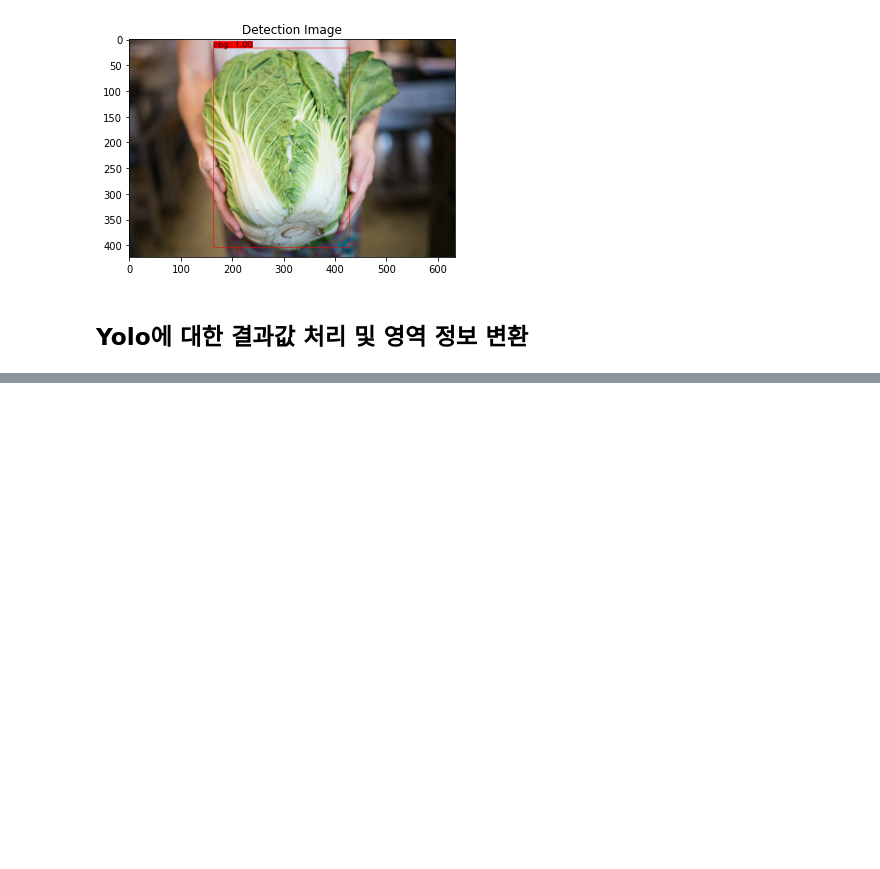
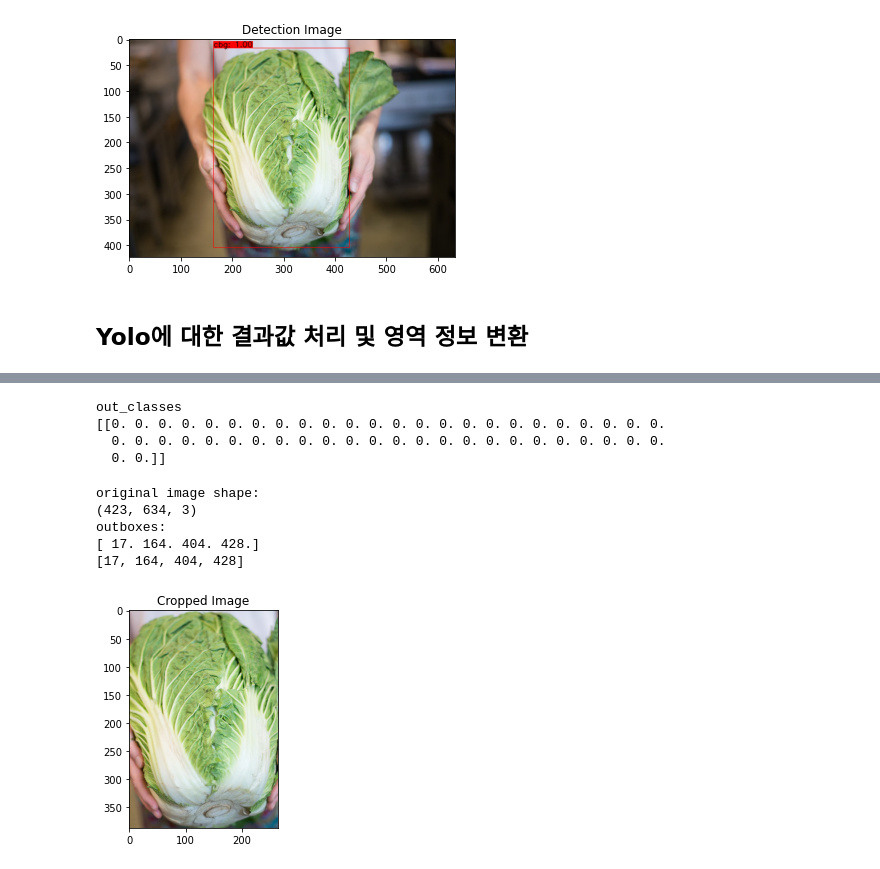
Before and after one commit to aidoop/object-tracker-python, a Jupyter notebook: object_tracker/cabbage_image_process.ipynb, the cells around one changed output, grey strips where cells are left out. Drawn from its saved outputs; the diff is of its cells as text; code cells hidden in the pictures; blank space fills up the shorter version.

```diff
--- a/object_tracker/cabbage_image_process.ipynb
+++ b/object_tracker/cabbage_image_process.ipynb
@@ -29,8 +29,8 @@ plt.imshow(original_image)
 plt.title('Input Image')
 plt.show()
 
-result = yolo_detect.detect_object_by_data(original_image)
-print(result)
+yolo_result = yolo_detect.detect_object_by_data(original_image)
+print(yolo_result)
 # %% [output]
 [figure]
 [array([[[0.04159209, 0.25927562, 0.95600903, 0.67641634],
@@ -53,13 +53,13 @@ print(result)
 # %% [markdown]
 ## 추출된 영역 확인
 # %%
-original_cvt_image = cv2.cvtColor(original_image, cv2.COLOR_BGR2RGB)
-plt.imshow(original_cvt_image)
+original_image = cv2.cvtColor(original_image, cv2.COLOR_BGR2RGB)
+plt.imshow(original_image)
 plt.title('Input Image(RGB)')
 plt.show()
 
-
-result_display_image = utils.draw_bbox(original_cvt_image, result)
+original_cvt_image = original_image.copy()
+result_display_image = utils.draw_bbox(original_cvt_image, yolo_result)
 plt.imshow(result_display_image)
 plt.title('Detection Image')
 plt.show()
@@ -147,0 +71,2 @@ plt.show()
+# %%
+out_boxes, out_scores, out_classes, num_boxes = yolo_result
@@ -147,0 +113,31 @@ plt.show()
+# %%
+print('out_classes')
+print(out_classes)
+# %% [output]
+out_classes
+[[0. 0. 0. 0. 0. 0. 0. 0. 0. 0. 0. 0. 0. 0. 0. 0. 0. 0. 0. 0. 0. 0. 0. 0.
+  0. 0. 0. 0. 0. 0. 0. 0. 0. 0. 0. 0. 0. 0. 0. 0. 0. 0. 0. 0. 0. 0. 0. 0.
+  0. 0.]]
+# %%
+# check original image shape
+print("original image shape:")
+print(original_cvt_image.shape)
+print("outboxes: ")
+print(out_boxes[0][0])
+
+# float list to integer list
+roi_region = list(map(int, out_boxes[0][0]))
+print(roi_region)
+
+# create cropped image for cabbage object
+cropped_image = original_image[roi_region[0]:roi_region[2], roi_region[1]:roi_region[3]]
+plt.imshow(cropped_image)
+plt.title('Cropped Image')
+plt.show()
+# %% [output]
+original image shape:
+(423, 634, 3)
+outboxes:
+[ 17. 164. 404. 428.]
+[17, 164, 404, 428]
+[figure, added]
```
Also changed, not shown: parts of 6 cells of this notebook.
